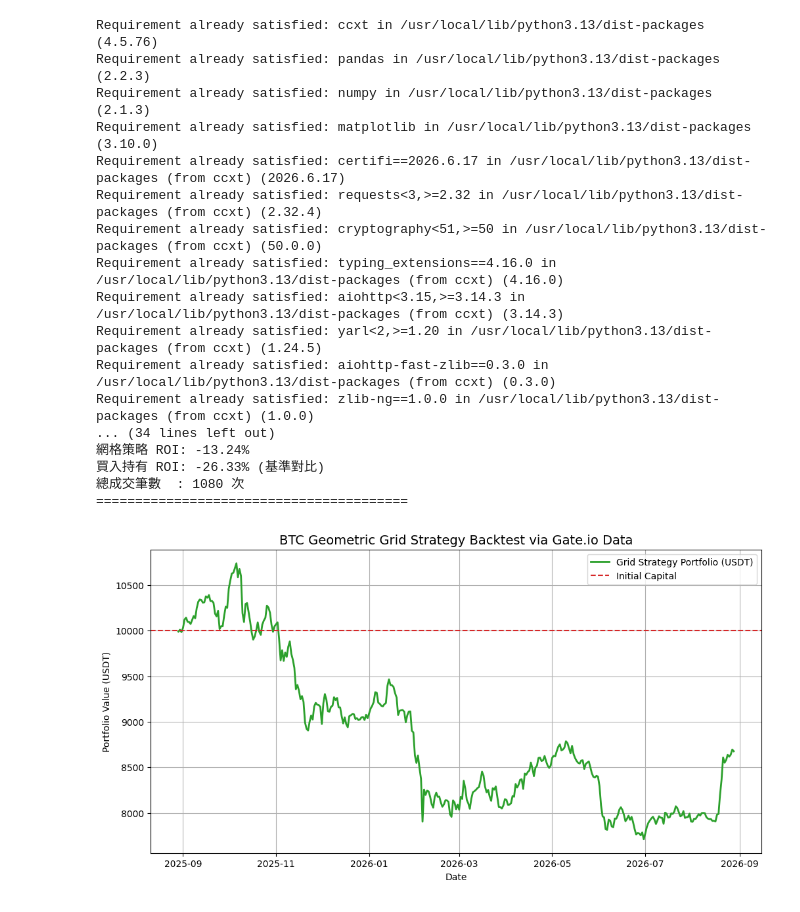
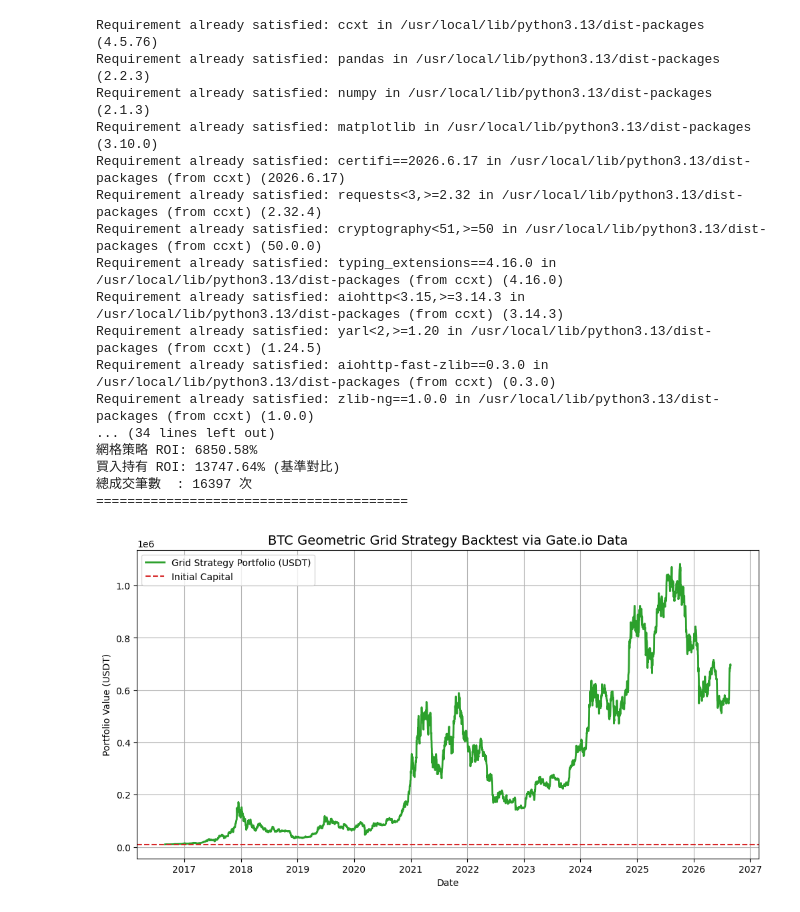
Before and after one commit to skywalker0803r/Vedanta, a Jupyter notebook: alex蛛網策略回測.ipynb, the cells around one changed output. Drawn from its saved outputs; the diff is of its cells as text; code cells hidden in the pictures.

```diff
--- a/alex蛛網策略回測.ipynb
+++ b/alex蛛網策略回測.ipynb
@@ -33,7 +33,7 @@ def fetch_btc_gateio_data():
 
     # 計算 365 天前的時間戳 (UTC)
     now = datetime.now(timezone.utc)
-    start_time = now - timedelta(days=365)
+    start_time = now - timedelta(days=3650)
     since = int(start_time.timestamp() * 1000)
 
     ohlcv = []
@@ -131,6 +131,7 @@ def run_grid_backtest(df, r=0.01, grid_levels=10, initial_usdt=10000, fee_rate=0
 df_btc = fetch_btc_gateio_data()
 initial_capital = 10000.0
 
+
 results_df, total_trades, initial_capital = run_grid_backtest(
     df_btc,
     r=0.01,          # 1% 網格間距
@@ -138,6 +139,7 @@ results_df, total_trades, initial_capital = run_grid_backtest(
     initial_usdt=initial_capital,
     fee_rate=0.002   # 0.2% 手續費 (Gate.io VIP0 費率)
 )
+
 
 final_value = results_df['total_value'].iloc[-1]
 net_profit = final_value - initial_capital
@@ -148,41 +150,41 @@ btc_final_price = results_df['close'].iloc[-1]
 hold_roi = ((btc_final_price - btc_initial_price) / btc_initial_price) * 100
 
 print("\n" + "="*40)
-print(" 📊 Gate.io BTC 幾何網格回測績效報告 (1年)")
+print(" 📊 Gate.io BTC 幾何網格回測績效報告 (10年)")
 print("="*40)
 print(f"起始資金    : {initial_capital:,.2f} USDT")
 print(f"最終資產淨值: {final_value:,.2f} USDT")
 print(f"淨獲利      : {net_profit:,.2f} USDT")
 print(f"網格策略 ROI: {roi:.2f}%")
 print(f"買入持有 ROI: {hold_roi:.2f}% (基準對比)")
 print(f"總成交筆數  : {total_trades} 次")
 print("="*40)
 
 plt.figure(figsize=(12, 6))
 plt.plot(results_df['date'], results_df['total_value'], label='Grid Strategy Portfolio (USDT)', color='#2ca02c', linewidth=2)
 plt.axhline(y=initial_capital, color='#d62728', linestyle='--', label='Initial Capital')
 plt.title('BTC Geometric Grid Strategy Backtest via Gate.io Data', fontsize=14)
 plt.xlabel('Date')
 plt.ylabel('Portfolio Value (USDT)')
 plt.legend()
 plt.grid(True)
 plt.show()
 # %% [output]
 Requirement already satisfied: ccxt in /usr/local/lib/python3.13/dist-packages (4.5.76)
 Requirement already satisfied: pandas in /usr/local/lib/python3.13/dist-packages (2.2.3)
 Requirement already satisfied: numpy in /usr/local/lib/python3.13/dist-packages (2.1.3)
 Requirement already satisfied: matplotlib in /usr/local/lib/python3.13/dist-packages (3.10.0)
 Requirement already satisfied: certifi==2026.6.17 in /usr/local/lib/python3.13/dist-packages (from ccxt) (2026.6.17)
 Requirement already satisfied: requests<3,>=2.32 in /usr/local/lib/python3.13/dist-packages (from ccxt) (2.32.4)
 Requirement already satisfied: cryptography<51,>=50 in /usr/local/lib/python3.13/dist-packages (from ccxt) (50.0.0)
 Requirement already satisfied: typing_extensions==4.16.0 in /usr/local/lib/python3.13/dist-packages (from ccxt) (4.16.0)
 Requirement already satisfied: aiohttp<3.15,>=3.14.3 in /usr/local/lib/python3.13/dist-packages (from ccxt) (3.14.3)
 Requirement already satisfied: yarl<2,>=1.20 in /usr/local/lib/python3.13/dist-packages (from ccxt) (1.24.5)
 Requirement already satisfied: aiohttp-fast-zlib==0.3.0 in /usr/local/lib/python3.13/dist-packages (from ccxt) (0.3.0)
 Requirement already satisfied: zlib-ng==1.0.0 in /usr/local/lib/python3.13/dist-packages (from ccxt) (1.0.0)
 ... (34 lines left out)
-網格策略 ROI: -13.24%
-買入持有 ROI: -26.33% (基準對比)
-總成交筆數  : 1080 次
+網格策略 ROI: 6850.58%
+買入持有 ROI: 13747.64% (基準對比)
+總成交筆數  : 16397 次
 ========================================
-[figure, old version]
+[figure, new version]
```
Also changed, not shown: parts of 2 cells of this notebook.
